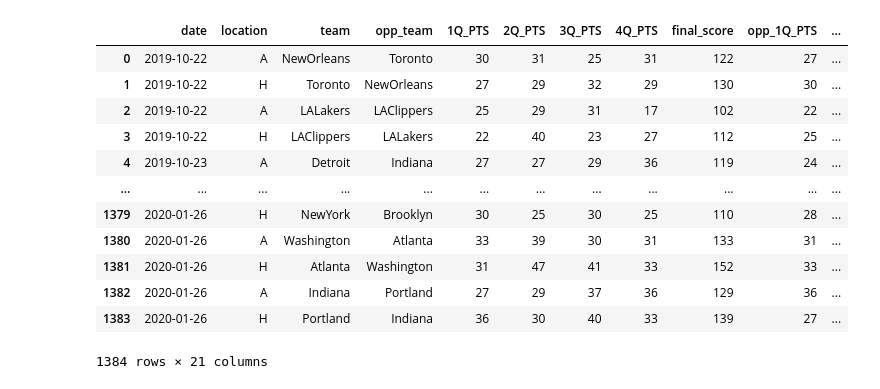
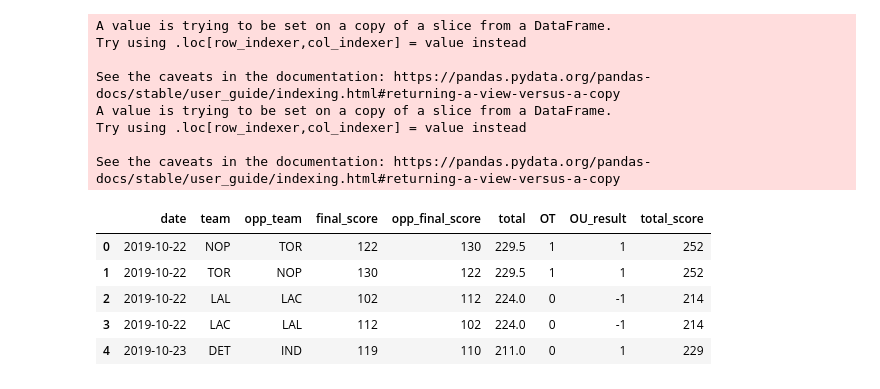
Before and after one commit to andystjean1/nba-totals-analysis, a Jupyter notebook: sandbox_nba.ipynb, the cells around one changed output. Drawn from its saved outputs; the diff is of its cells as text; code cells hidden in the pictures.

```diff
--- a/sandbox_nba.ipynb
+++ b/sandbox_nba.ipynb
@@ -139,16 +29,42 @@ OPP_OT_PTS
-# %%
-master
-# %% [output]
-|  | date | location | team | opp_team | 1Q_PTS | 2Q_PTS | 3Q_PTS | 4Q_PTS | final_score | opp_1Q_PTS | ... |
-| 0 | 2019-10-22 | A | NewOrleans | Toronto | 30 | 31 | 25 | 31 | 122 | 27 | ... |
-| 1 | 2019-10-22 | H | Toronto | NewOrleans | 27 | 29 | 32 | 29 | 130 | 30 | ... |
-| 2 | 2019-10-22 | A | LALakers | LAClippers | 25 | 29 | 31 | 17 | 102 | 22 | ... |
-| 3 | 2019-10-22 | H | LAClippers | LALakers | 22 | 40 | 23 | 27 | 112 | 25 | ... |
-| 4 | 2019-10-23 | A | Detroit | Indiana | 27 | 27 | 29 | 36 | 119 | 24 | ... |
-| ... | ... | ... | ... | ... | ... | ... | ... | ... | ... | ... | ... |
-| 1379 | 2020-01-26 | H | NewYork | Brooklyn | 30 | 25 | 30 | 25 | 110 | 28 | ... |
-| 1380 | 2020-01-26 | A | Washington | Atlanta | 33 | 39 | 30 | 31 | 133 | 31 | ... |
-| 1381 | 2020-01-26 | H | Atlanta | Washington | 31 | 47 | 41 | 33 | 152 | 33 | ... |
-| 1382 | 2020-01-26 | A | Indiana | Portland | 27 | 29 | 37 | 36 | 129 | 36 | ... |
-| 1383 | 2020-01-26 | H | Portland | Indiana | 36 | 30 | 40 | 33 | 139 | 27 | ... |
-1384 rows × 21 columns
+# %%
+#add the over and the under label
+totals_df = master[["date", "team", "opp_team", "final_score", "opp_final_score", "total", "OT"]]
+
+# calculate the over under for each team
+# return 1 = over
+# return 0 = push
+# return -1 = under
+def over_under(row):
+    total_score = row.final_score + row.opp_final_score
+    total = row.total
+
+    if(total < total_score):
+        return 1
+    if(total > total_score):
+        return -1
+
+    #if the two ifs werent triggered its a push
+    return 0
+
+#calculate the total score
+def calc_total_score(row):
+    return row.final_score + row.opp_final_score
+
+totals_df["OU_result"] = totals_df.apply(lambda row: over_under(row), axis=1)
+totals_df["total_score"] = totals_df.apply(lambda row: calc_total_score(row), axis=1)
+totals_df.head(5)
+# %% [output]
+A value is trying to be set on a copy of a slice from a DataFrame.
+Try using .loc[row_indexer,col_indexer] = value instead
+
+See the caveats in the documentation: https://pandas.pydata.org/pandas-docs/stable/user_guide/indexing.html#returning-a-view-versus-a-copy
+A value is trying to be set on a copy of a slice from a DataFrame.
+Try using .loc[row_indexer,col_indexer] = value instead
+
+See the caveats in the documentation: https://pandas.pydata.org/pandas-docs/stable/user_guide/indexing.html#returning-a-view-versus-a-copy
+|  | date | team | opp_team | final_score | opp_final_score | total | OT | OU_result | total_score |
+| 0 | 2019-10-22 | NOP | TOR | 122 | 130 | 229.5 | 1 | 1 | 252 |
+| 1 | 2019-10-22 | TOR | NOP | 130 | 122 | 229.5 | 1 | 1 | 252 |
+| 2 | 2019-10-22 | LAL | LAC | 102 | 112 | 224.0 | 0 | -1 | 214 |
+| 3 | 2019-10-22 | LAC | LAL | 112 | 102 | 224.0 | 0 | -1 | 214 |
+| 4 | 2019-10-23 | DET | IND | 119 | 110 | 211.0 | 0 | 1 | 229 |
```
Also changed, not shown: parts of 8 cells of this notebook, 1 other file.
